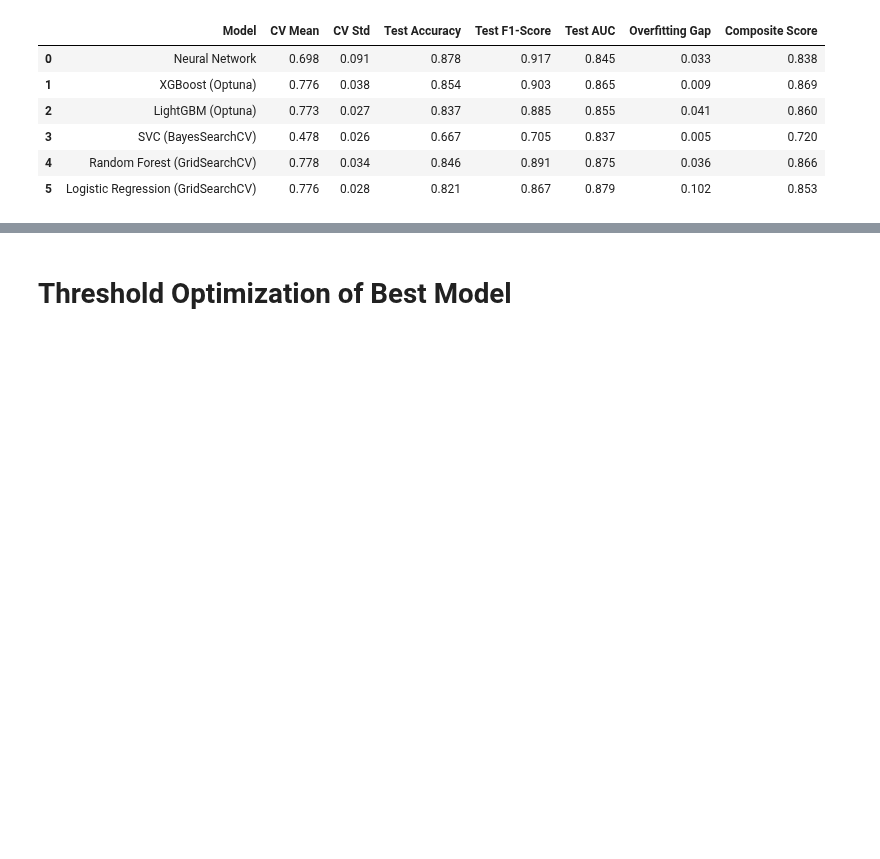
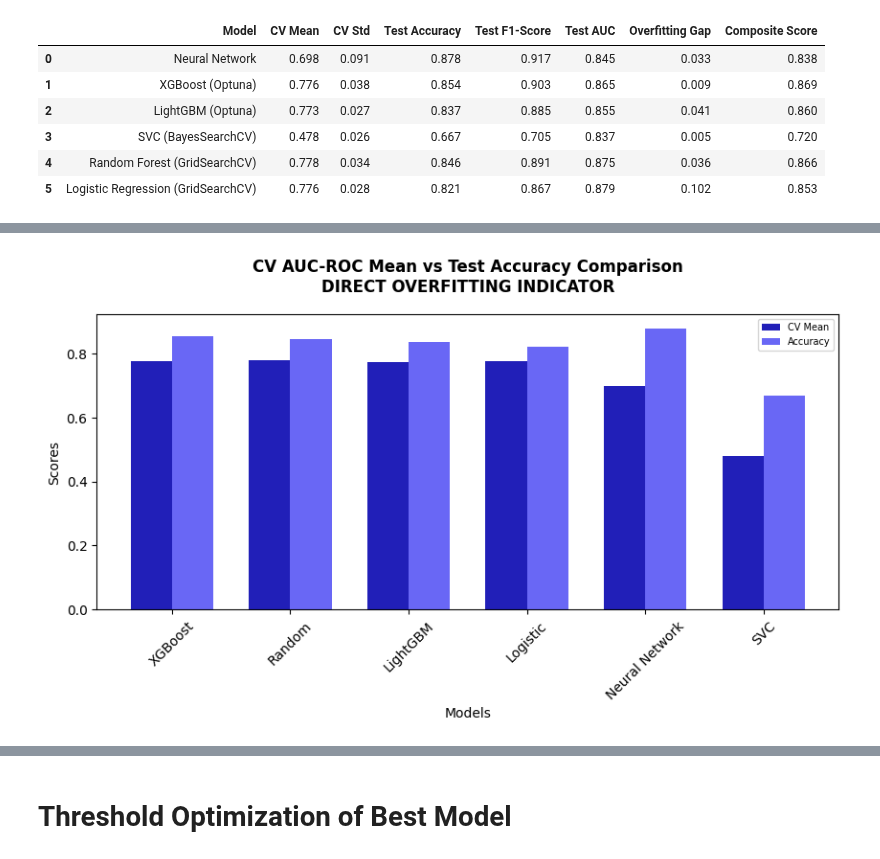
Before and after one commit to tshihab07/Intelligent-Loan-Approval-Prediction-System, a Jupyter notebook: notebookes/model_SelectionAndAnalysis.ipynb, the cells around one changed output, grey strips where cells are left out. Drawn from its saved outputs; the diff is of its cells as text; code cells hidden in the pictures; blank space fills up the shorter version.

```diff
--- a/notebookes/model_SelectionAndAnalysis.ipynb
+++ b/notebookes/model_SelectionAndAnalysis.ipynb
@@ -150,0 +261,23 @@ display(model_ranking)
+# %%
+""" CV Mean vs Test Accuracy Comparison - DIRECT OVERFITTING INDICATOR """
+
+test_acc = model_ranking['Accuracy']
+cv_mean = model_ranking['CV AUC-ROC Mean']
+
+# figure size
+plt.figure(figsize=(10, 4))
+x = np.arange(len(model_ranking))
+width = 0.35
+
+# plotting comparisonal bar charts
+plt.bar(x - width/2, cv_mean, width, label='CV Mean', color="#211FB8")
+plt.bar(x + width/2, test_acc, width, label='Accuracy', color="#6967F5")
+
+plt.xlabel('Models')
+plt.ylabel('Scores')
+plt.title('CV AUC-ROC Mean vs Test Accuracy Comparison\nDIRECT OVERFITTING INDICATOR', fontsize=12, fontweight='bold', y=1.05)
+plt.xticks(x, [model.split()[0] if ' (' in model else model for model in model_ranking['Model']], rotation=45)
+plt.legend(fontsize=7)
+plt.show()
+# %% [output]
+[figure, added]
```
Also changed, not shown: parts of 13 cells of this notebook.
